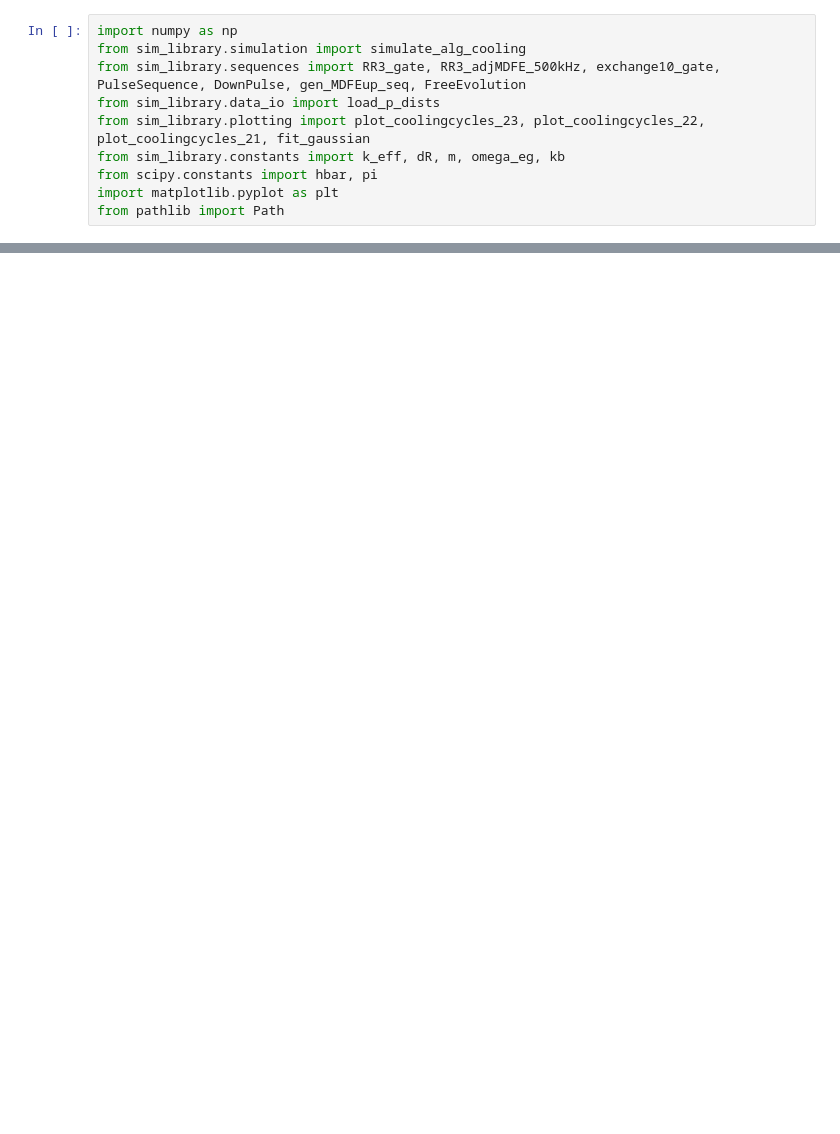
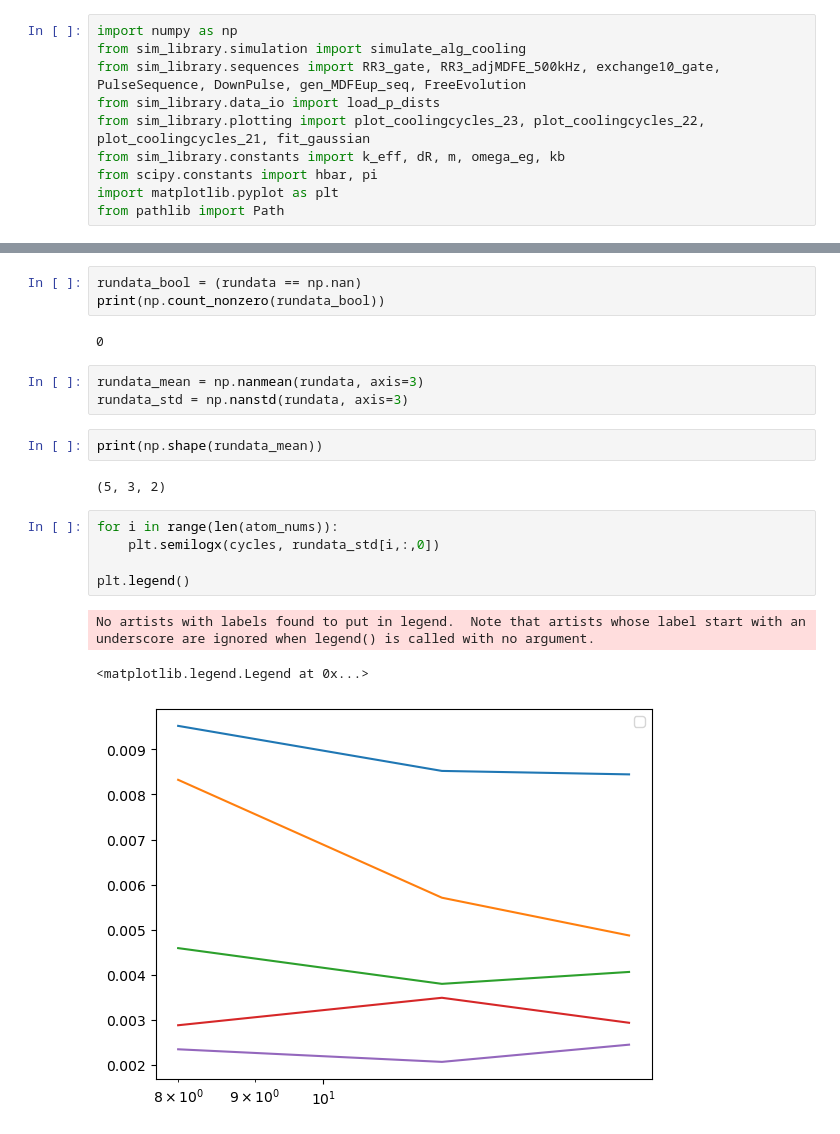
Before and after one commit to tr2g20/simulations, a Jupyter notebook: runtorun_errors.ipynb, the cells around one changed output, grey strips where cells are left out. Drawn from its saved outputs; the diff is of its cells as text; blank space fills up the shorter version.

```diff
--- a/runtorun_errors.ipynb
+++ b/runtorun_errors.ipynb
@@ -68,0 +76,21 @@ print("Script complete.")
+# %%
+rundata_bool = (rundata == np.nan)
+print(np.count_nonzero(rundata_bool))
+# %% [output]
+0
+# %%
+rundata_mean = np.nanmean(rundata, axis=3)
+rundata_std = np.nanstd(rundata, axis=3)
+# %%
+print(np.shape(rundata_mean))
+# %% [output]
+(5, 3, 2)
+# %%
+for i in range(len(atom_nums)):
+    plt.semilogx(cycles, rundata_std[i,:,0])
+
+plt.legend()
+# %% [output]
+No artists with labels found to put in legend.  Note that artists whose label start with an underscore are ignored when legend() is called with no argument.
+<matplotlib.legend.Legend at 0x...>
+[figure, added]
```
Also changed, not shown: parts of 4 cells of this notebook, 3 other files.
